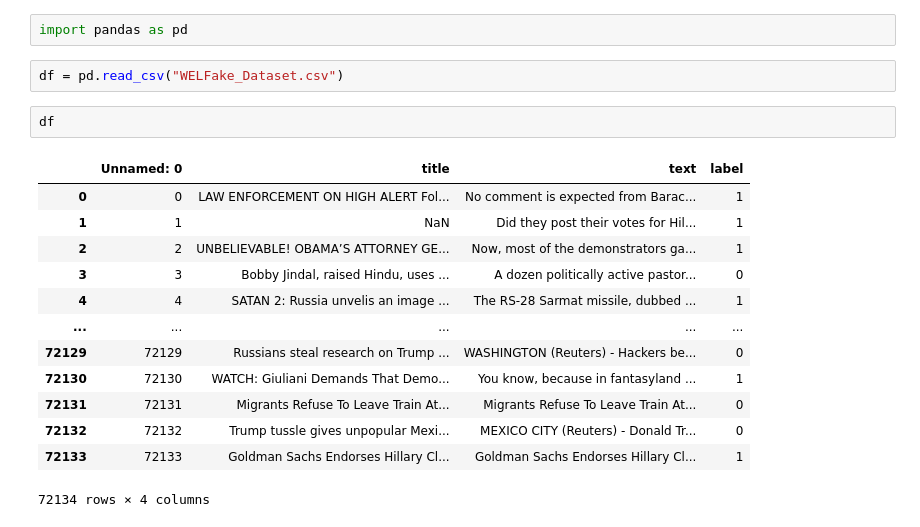
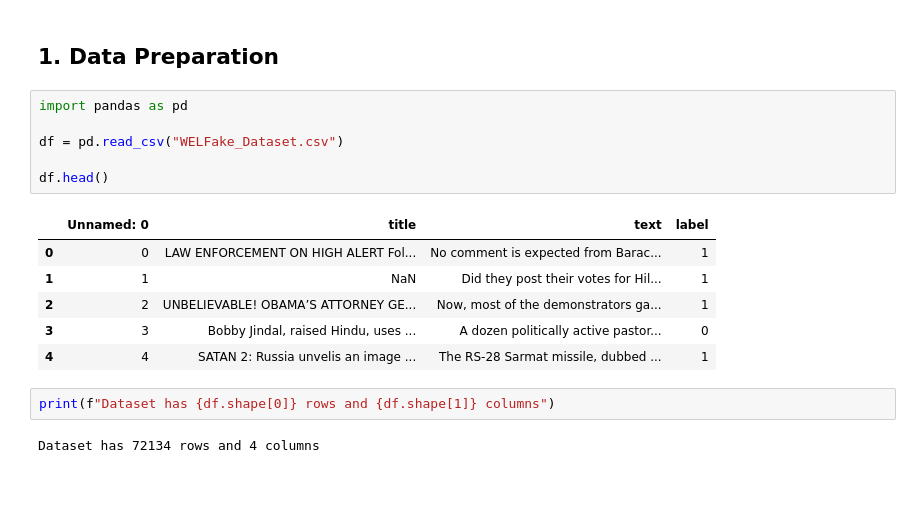
Before and after one commit to DanilRodenko/fakenews_detected, a Jupyter notebook: fake_news.ipynb, the cells around one changed output. Saved outputs shown, nothing was run; the diff lists cells and outputs as text; blank space fills up the shorter version.

```diff
--- a/fake_news.ipynb
+++ b/fake_news.ipynb
@@ -1,20 +85,19 @@
+# %% [markdown]
+## 1. Data Preparation
 # %%
 import pandas as pd
+
+df = pd.read_csv("WELFake_Dataset.csv")
+
+df.head()
+# %% [output]
+|  | Unnamed: 0 | title | text | label |
+| 0 | 0 | LAW ENFORCEMENT ON HIGH ALERT Fol... | No comment is expected from Barac... | 1 |
+| 1 | 1 | NaN | Did they post their votes for Hil... | 1 |
+| 2 | 2 | UNBELIEVABLE! OBAMA’S ATTORNEY GE... | Now, most of the demonstrators ga... | 1 |
+| 3 | 3 | Bobby Jindal, raised Hindu, uses ... | A dozen politically active pastor... | 0 |
+| 4 | 4 | SATAN 2: Russia unvelis an image ... | The RS-28 Sarmat missile, dubbed ... | 1 |
-# %%
-df = pd.read_csv("WELFake_Dataset.csv")
-# %%
-df
-# %% [output]
-|  | Unnamed: 0 | title | text | label |
-| 0 | 0 | LAW ENFORCEMENT ON HIGH ALERT Fol... | No comment is expected from Barac... | 1 |
-| 1 | 1 | NaN | Did they post their votes for Hil... | 1 |
-| 2 | 2 | UNBELIEVABLE! OBAMA’S ATTORNEY GE... | Now, most of the demonstrators ga... | 1 |
-| 3 | 3 | Bobby Jindal, raised Hindu, uses ... | A dozen politically active pastor... | 0 |
-| 4 | 4 | SATAN 2: Russia unvelis an image ... | The RS-28 Sarmat missile, dubbed ... | 1 |
-| ... | ... | ... | ... | ... |
-| 72129 | 72129 | Russians steal research on Trump ... | WASHINGTON (Reuters) - Hackers be... | 0 |
-| 72130 | 72130 | WATCH: Giuliani Demands That Demo... | You know, because in fantasyland ... | 1 |
-| 72131 | 72131 | Migrants Refuse To Leave Train At... | Migrants Refuse To Leave Train At... | 0 |
-| 72132 | 72132 | Trump tussle gives unpopular Mexi... | MEXICO CITY (Reuters) - Donald Tr... | 0 |
-| 72133 | 72133 | Goldman Sachs Endorses Hillary Cl... | Goldman Sachs Endorses Hillary Cl... | 1 |
-72134 rows × 4 columns
+# %%
+print(f"Dataset has {df.shape[0]} rows and {df.shape[1]} columns")
+# %% [output]
+Dataset has 72134 rows and 4 columns
```
Also changed, not shown: parts of 19 cells of this notebook.
